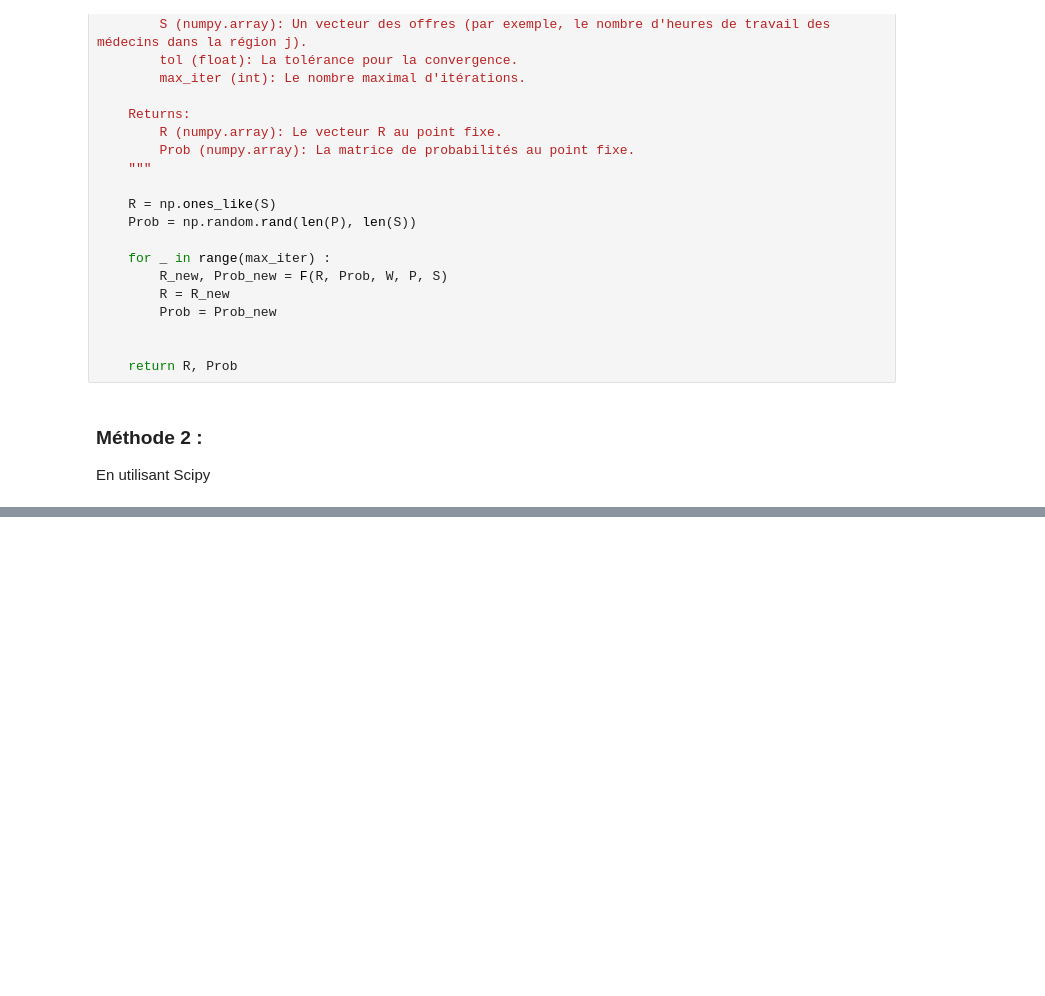
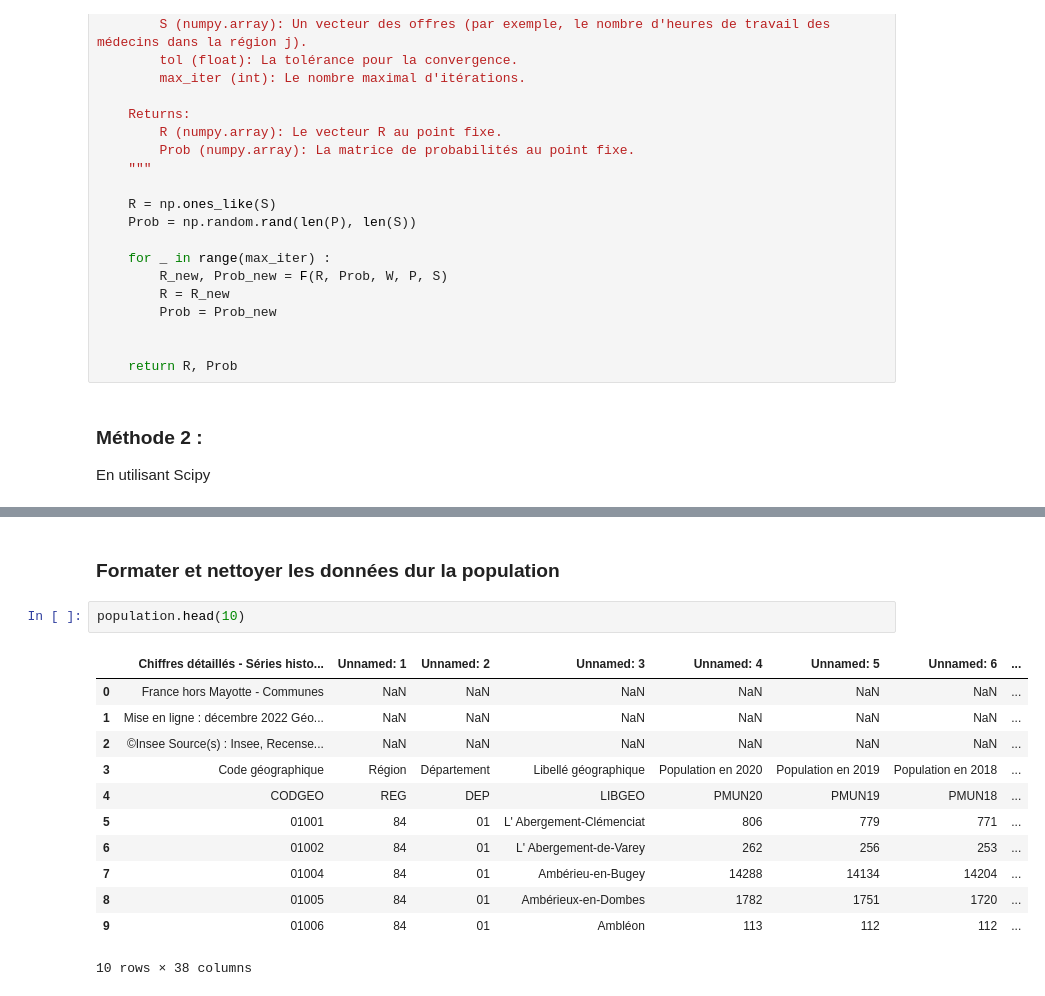
Before and after one commit to GhilesKemiche/Deserts-Medicaux, a Jupyter notebook: Deserts medicaux.ipynb, the cells around one changed output, grey strips where cells are left out. Saved outputs shown, nothing was run; the diff lists cells and outputs as text; blank space fills up the shorter version.

```diff
--- a/Deserts medicaux.ipynb
+++ b/Deserts medicaux.ipynb
@@ -241,0 +328,17 @@ print(np.linalg.norm(F(R_fixed, Prob_fixed, W, P, S)[1] - Prob_fixed))
+# %% [markdown]
+### Formater et nettoyer les données dur la population
+# %%
+population.head(10)
+# %% [output]
+|  | Chiffres détaillés - Séries histo... | Unnamed: 1 | Unnamed: 2 | Unnamed: 3 | Unnamed: 4 | Unnamed: 5 | Unnamed: 6 | ... |
+| 0 | France hors Mayotte - Communes | NaN | NaN | NaN | NaN | NaN | NaN | ... |
+| 1 | Mise en ligne : décembre 2022 Géo... | NaN | NaN | NaN | NaN | NaN | NaN | ... |
+| 2 | ©Insee Source(s) : Insee, Recense... | NaN | NaN | NaN | NaN | NaN | NaN | ... |
+| 3 | Code géographique | Région | Département | Libellé géographique | Population en 2020 | Population en 2019 | Population en 2018 | ... |
+| 4 | CODGEO | REG | DEP | LIBGEO | PMUN20 | PMUN19 | PMUN18 | ... |
+| 5 | 01001 | 84 | 01 | L' Abergement-Clémenciat | 806 | 779 | 771 | ... |
+| 6 | 01002 | 84 | 01 | L' Abergement-de-Varey | 262 | 256 | 253 | ... |
+| 7 | 01004 | 84 | 01 | Ambérieu-en-Bugey | 14288 | 14134 | 14204 | ... |
+| 8 | 01005 | 84 | 01 | Ambérieux-en-Dombes | 1782 | 1751 | 1720 | ... |
+| 9 | 01006 | 84 | 01 | Ambléon | 113 | 112 | 112 | ... |
+10 rows × 38 columns
```
Also changed, not shown: parts of 29 cells of this notebook.
